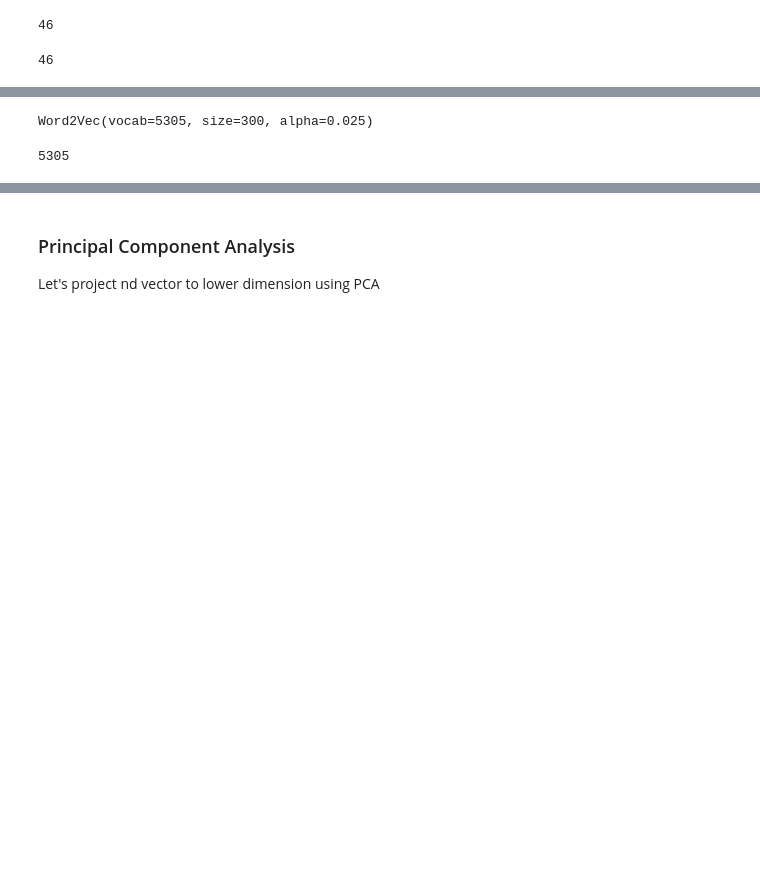
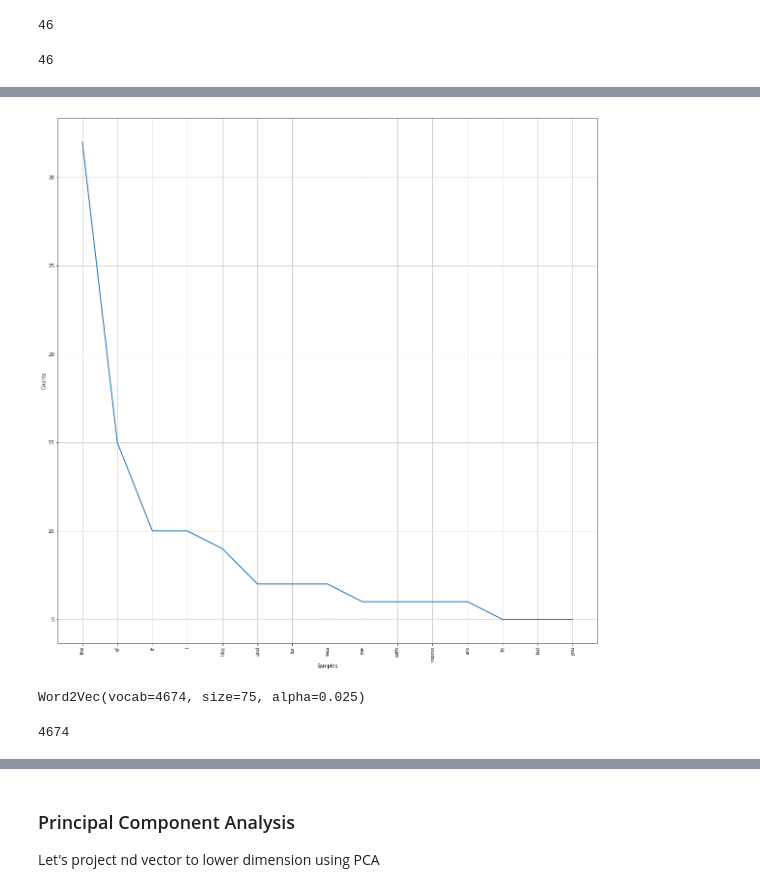
Before and after one commit to NISH1001/thought-analysis, a Jupyter notebook: analyzer.ipynb, the cells around one changed output, grey strips where cells are left out. Cells and saved outputs as stored; diff of their text form; code cells hidden in the pictures; blank space fills up the shorter version.

```diff
--- a/analyzer.ipynb
+++ b/analyzer.ipynb
@@ -33,0 +34,8 @@ freq.plot(25, cumulative=False)
+# %%
+# tokenize
+tokens = [nltk.word_tokenize(doc) for doc in documents]
+
+# tokenize -> preprocess
+#tokens = [textprocessor.remove_stopwords(nltk.word_tokenize(doc), stopwords) for doc in documents]
+tokens = [ list(filter(lambda t : t=='i' or len(t)>1, token_list))  for token_list in tokens ]
+list(map(lambda x : len(x), tokens))
@@ -34,13 +60,20 @@ freq.plot(25, cumulative=False)
+# %%
+%matplotlib inline
+plt.rcParams['figure.figsize'] = 20, 20
+freq = FreqDist(tokens[1])
+freq.plot(15, cumulative=False)
+# %% [output]
+[figure, added]
 # %%
 # train model
-model = Word2Vec(tokens, min_count=1, size=300)
+model = Word2Vec(tokens, min_count=1, size=75, sg=1, window=5)
 print(model)
 
 # access vocabulary
 vocabs = list(model.wv.vocab)
 len(vocabs)
 # %% [output]
-Word2Vec(vocab=5305, size=300, alpha=0.025)
+Word2Vec(vocab=4674, size=75, alpha=0.025)
-5305
+4674
 # %%
 # access vector
```
Also changed, not shown: parts of 21 cells of this notebook, 1 other file.
